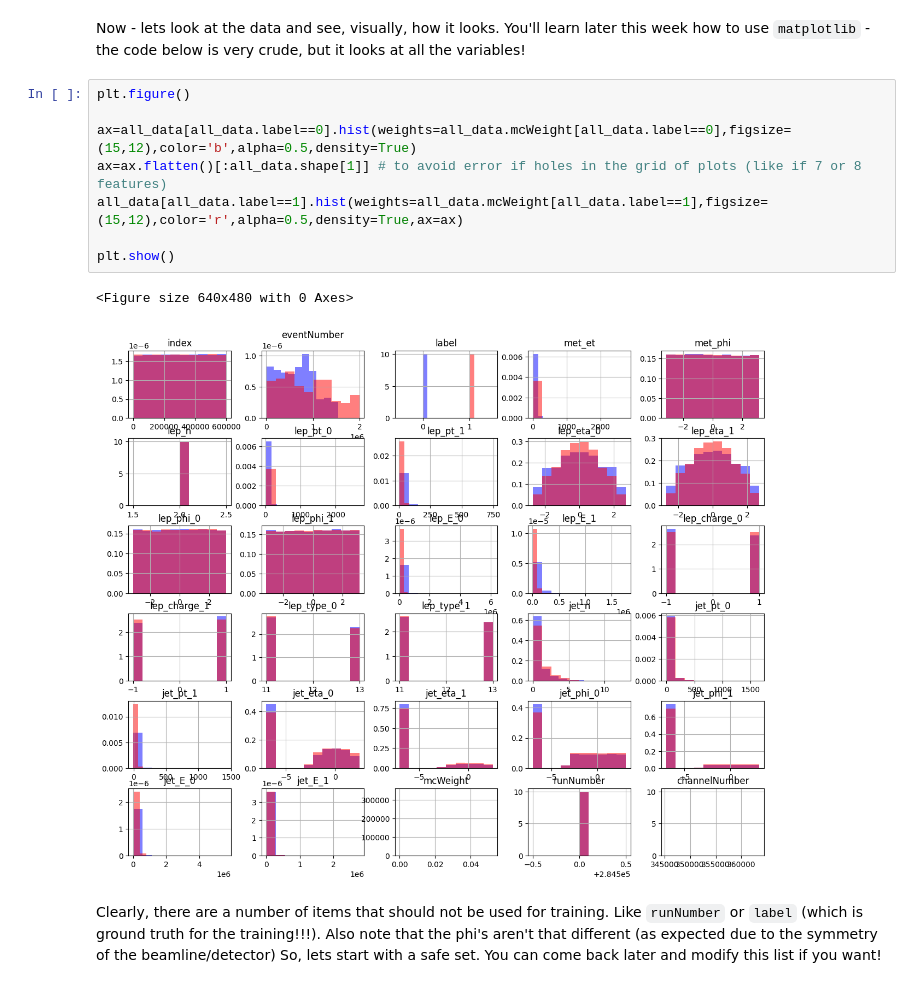
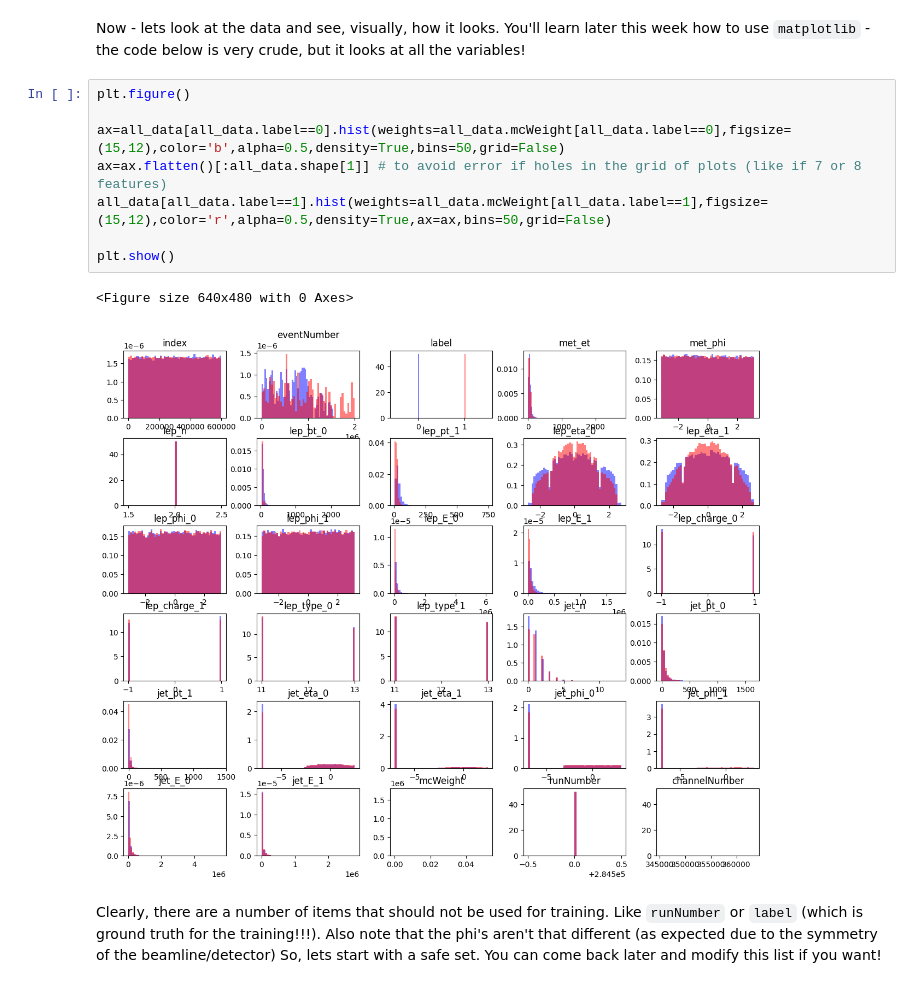
Before and after one commit to gordonwatts/hsf-india-ml-tutorial-2024-05, a Jupyter notebook: 01-tutorial-exercise-NN-JAX.ipynb, the cells around one changed output. Saved outputs shown, nothing was run; the diff lists cells and outputs as text.

```diff
--- a/01-tutorial-exercise-NN-JAX.ipynb
+++ b/01-tutorial-exercise-NN-JAX.ipynb
@@ -67,14 +67,14 @@ Now - lets look at the data and see, visually, how it looks. You'll learn later
 # %%
 plt.figure()
 
-ax=all_data[all_data.label==0].hist(weights=all_data.mcWeight[all_data.label==0],figsize=(15,12),color='b',alpha=0.5,density=True)
+ax=all_data[all_data.label==0].hist(weights=all_data.mcWeight[all_data.label==0],figsize=(15,12),color='b',alpha=0.5,density=True,bins=50,grid=False)
 ax=ax.flatten()[:all_data.shape[1]] # to avoid error if holes in the grid of plots (like if 7 or 8 features)
-all_data[all_data.label==1].hist(weights=all_data.mcWeight[all_data.label==1],figsize=(15,12),color='r',alpha=0.5,density=True,ax=ax)
+all_data[all_data.label==1].hist(weights=all_data.mcWeight[all_data.label==1],figsize=(15,12),color='r',alpha=0.5,density=True,ax=ax,bins=50,grid=False)
 
 plt.show()
 # %% [output]
 <Figure size 640x480 with 0 Axes>
-[figure, old version]
+[figure, new version]
 # %% [markdown]
 Clearly, there are a number of items that should not be used for training. Like `runNumber` or `label` (which is ground truth for the training!!!). Also note that the phi's aren't that different (as expected due to the symmetry of the beamline/detector) So, lets start with a safe set. You can come back later and modify this list if you want!
 # %%
```
Also changed, not shown: parts of 27 cells of this notebook, 1 other file.
